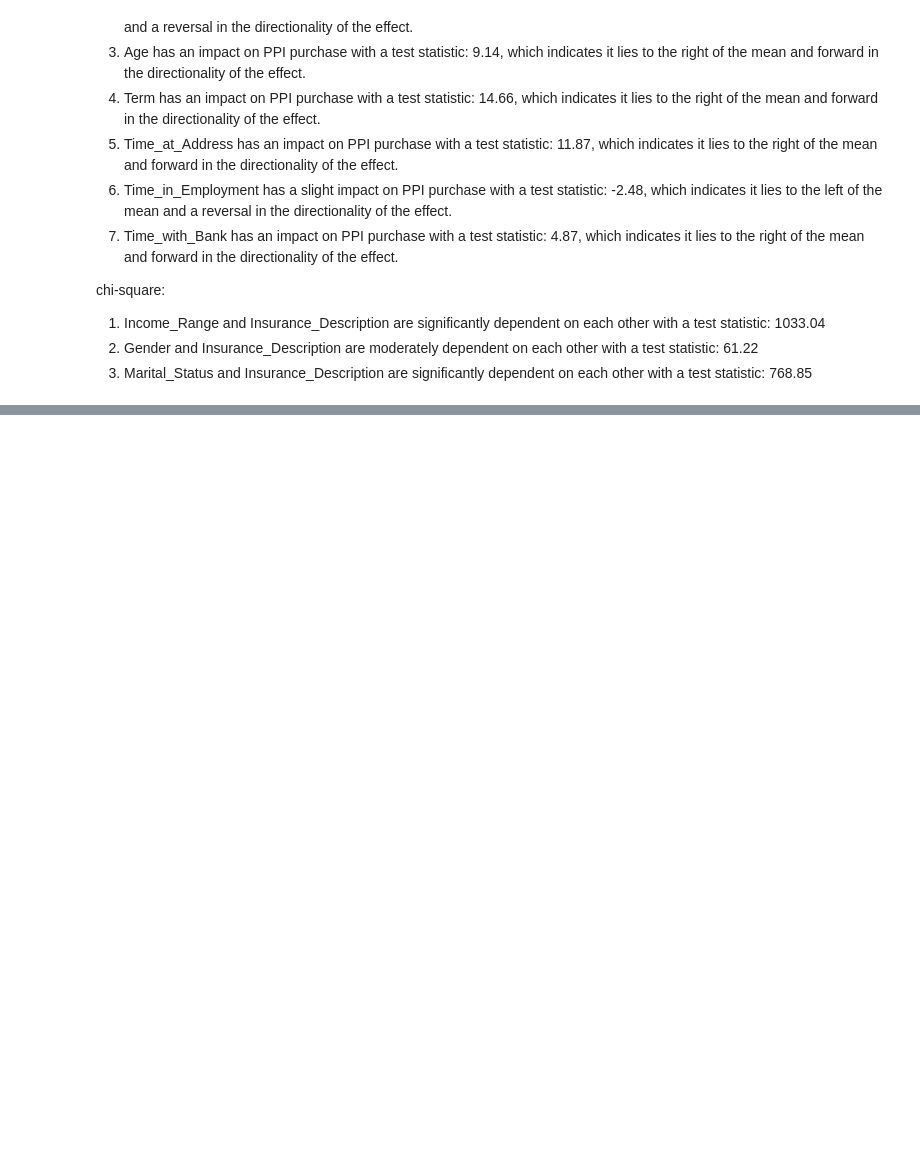
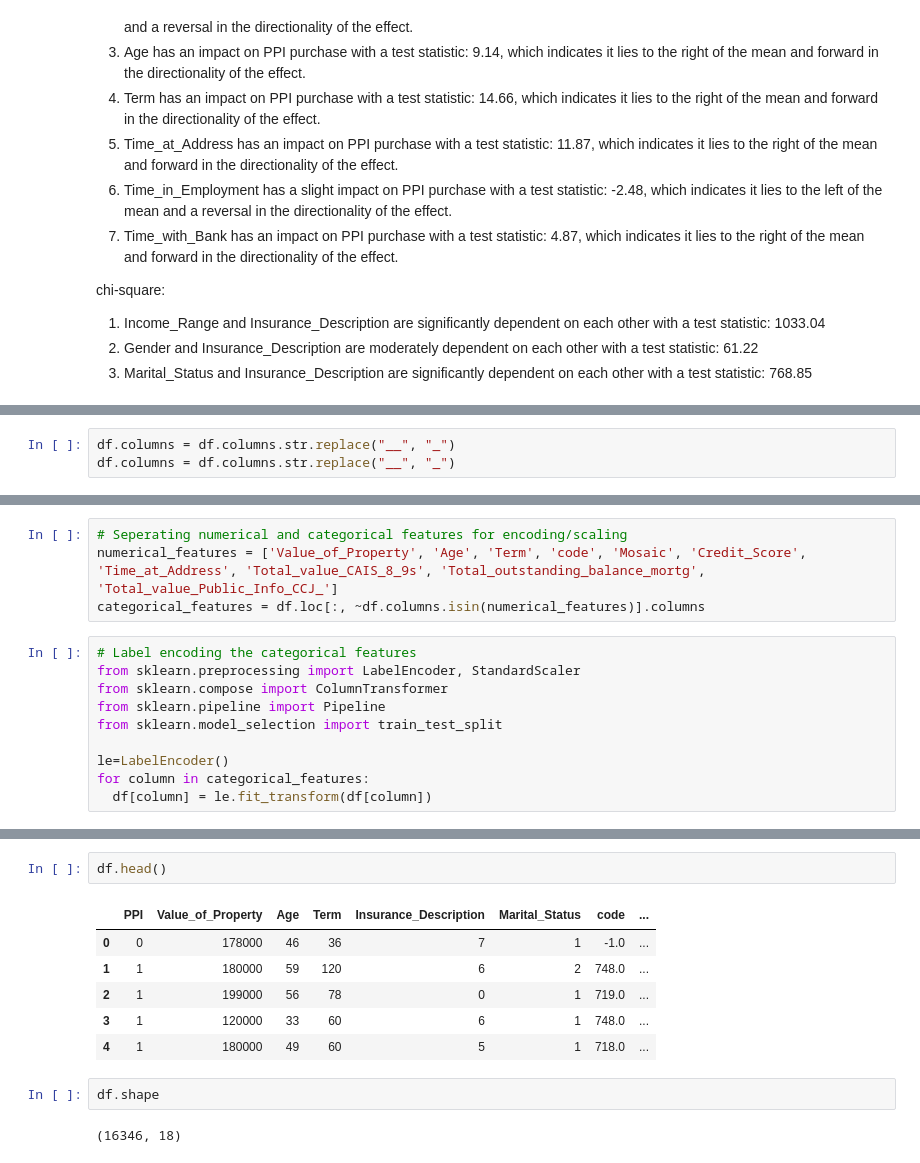
Before and after one commit to pradeepvaranasi/insurance_re, a Jupyter notebook: Insurance_CaseStudy_PradeepVaranasi.ipynb, the cells around one changed output, grey strips where cells are left out. Saved outputs shown, nothing was run; the diff lists cells and outputs as text; blank space fills up the shorter version.

```diff
--- a/Insurance_CaseStudy_PradeepVaranasi.ipynb
+++ b/Insurance_CaseStudy_PradeepVaranasi.ipynb
@@ -1061,0 +1184,3 @@ chi-square:
+# %%
+df.columns = df.columns.str.replace("__", "_")
+df.columns = df.columns.str.replace("__", "_")
@@ -1061,0 +1196,14 @@ chi-square:
+# %%
+# Seperating numerical and categorical features for encoding/scaling
+numerical_features = ['Value_of_Property', 'Age', 'Term', 'code', 'Mosaic', 'Credit_Score', 'Time_at_Address', 'Total_value_CAIS_8_9s', 'Total_outstanding_balance_mortg', 'Total_value_Public_Info_CCJ_']
+categorical_features = df.loc[:, ~df.columns.isin(numerical_features)].columns
+# %%
+# Label encoding the categorical features
+from sklearn.preprocessing import LabelEncoder, StandardScaler
+from sklearn.compose import ColumnTransformer
+from sklearn.pipeline import Pipeline
+from sklearn.model_selection import train_test_split
+
+le=LabelEncoder()
+for column in categorical_features:
+  df[column] = le.fit_transform(df[column])
@@ -1061,0 +1228,13 @@ chi-square:
+# %%
+df.head()
+# %% [output]
+|  | PPI | Value_of_Property | Age | Term | Insurance_Description | Marital_Status | code | ... |
+| 0 | 0 | 178000 | 46 | 36 | 7 | 1 | -1.0 | ... |
+| 1 | 1 | 180000 | 59 | 120 | 6 | 2 | 748.0 | ... |
+| 2 | 1 | 199000 | 56 | 78 | 0 | 1 | 719.0 | ... |
+| 3 | 1 | 120000 | 33 | 60 | 6 | 1 | 748.0 | ... |
+| 4 | 1 | 180000 | 49 | 60 | 5 | 1 | 718.0 | ... |
+# %%
+df.shape
+# %% [output]
+(16346, 18)
```
Also changed, not shown: parts of 34 cells of this notebook.
